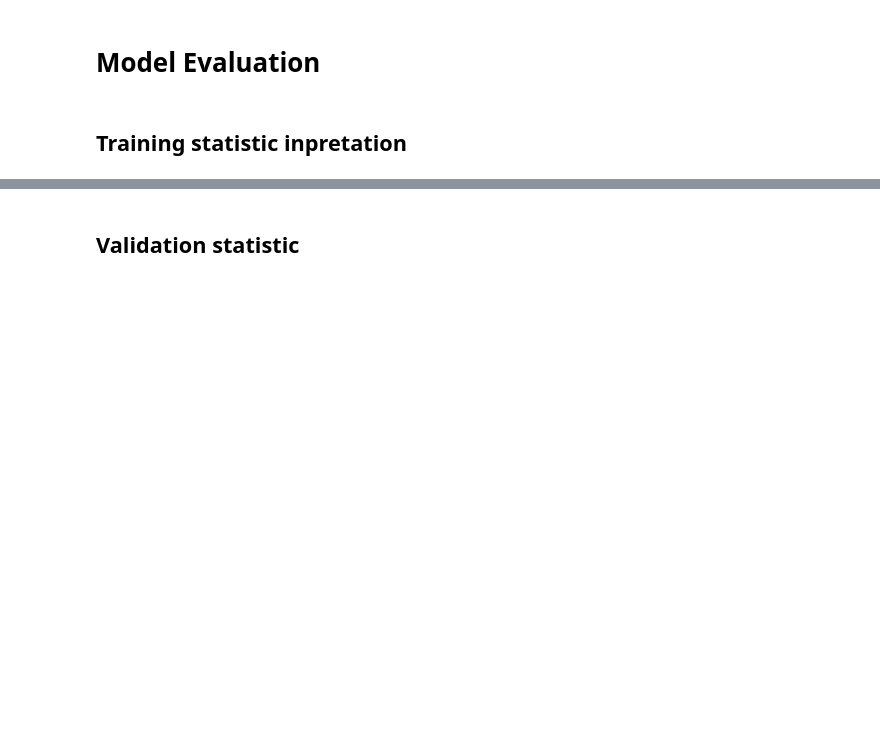
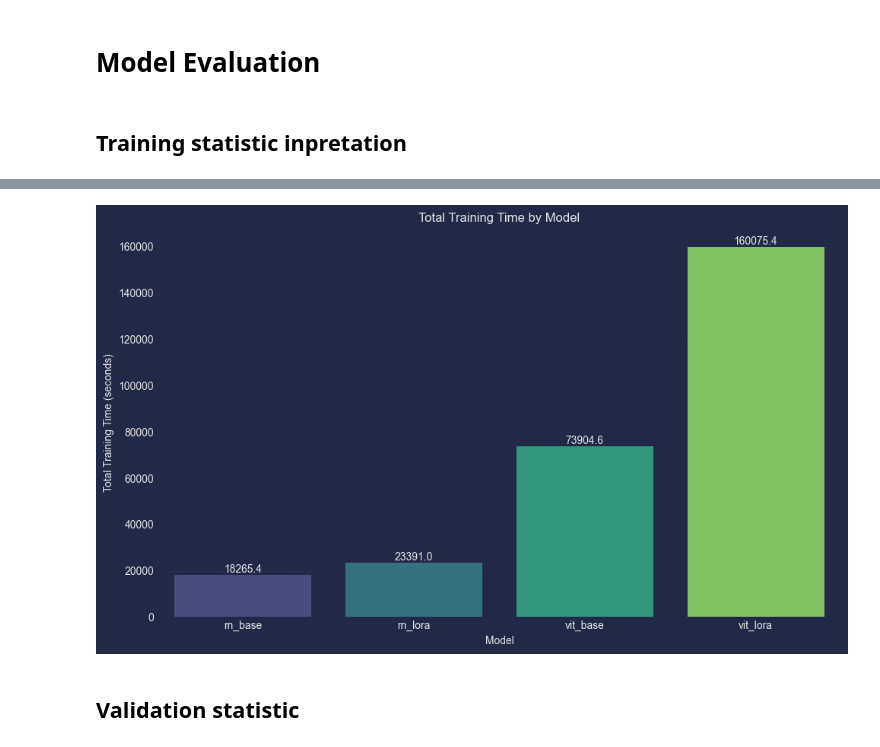
Before and after one commit to trndnhan/Facial-Deepfake-Detection-with-ViT-and-CNN, a Jupyter notebook: Thesis_Notebook.ipynb, the cells around one changed output, grey strips where cells are left out. Saved outputs shown, nothing was run; the diff lists cells and outputs as text; code cells hidden in the pictures; blank space fills up the shorter version.

Commit message:
Training Updates

```diff
--- a/Thesis_Notebook.ipynb
+++ b/Thesis_Notebook.ipynb
@@ -4202,6 +4220,8 @@ data["Accuracy"] = (data["TP"] + data["TN"]) / (data["TP"] + data["TN"] + data["
 data["Precision"] = data["TP"] / (data["TP"] + data["FP"])
 data["Recall"] = data["TP"] / (data["TP"] + data["FN"])
 data["F1_Score"] = 2 * (data["Precision"] * data["Recall"]) / (data["Precision"] + data["Recall"])
+total_train_time = data.groupby("Model")["Time"].sum().reset_index()
+total_train_time.rename(columns={"Time": "Total_Train_Time"}, inplace=True)
 # %%
 # Initialize the visualizations
 plt.figure(figsize=(14, 10))
@@ -4238,3 +4258,20 @@ plt.show()
+# %%
+# Visualization for Total Training Time
+plt.figure(figsize=(10, 6))
+sns.barplot(data=total_train_time, x="Model", y="Total_Train_Time", hue="Model", dodge=False, palette="viridis", legend=False)
+plt.title("Total Training Time by Model")
+plt.ylabel("Total Training Time (seconds)")
+plt.xlabel("Model")
+plt.grid(axis='y', linestyle='--', alpha=0.7)
+
+# Annotate the bars with the exact values
+for index, row in total_train_time.iterrows():
+    plt.text(index, row["Total_Train_Time"], f"{row['Total_Train_Time']:.1f}", ha="center", va="bottom")
+
+plt.tight_layout()
+plt.show()
+# %% [output]
+[figure, added]
 # %% [markdown]
 ## Validation statistic
 # %% [markdown]
```
Also changed, not shown: parts of 13 cells of this notebook.
